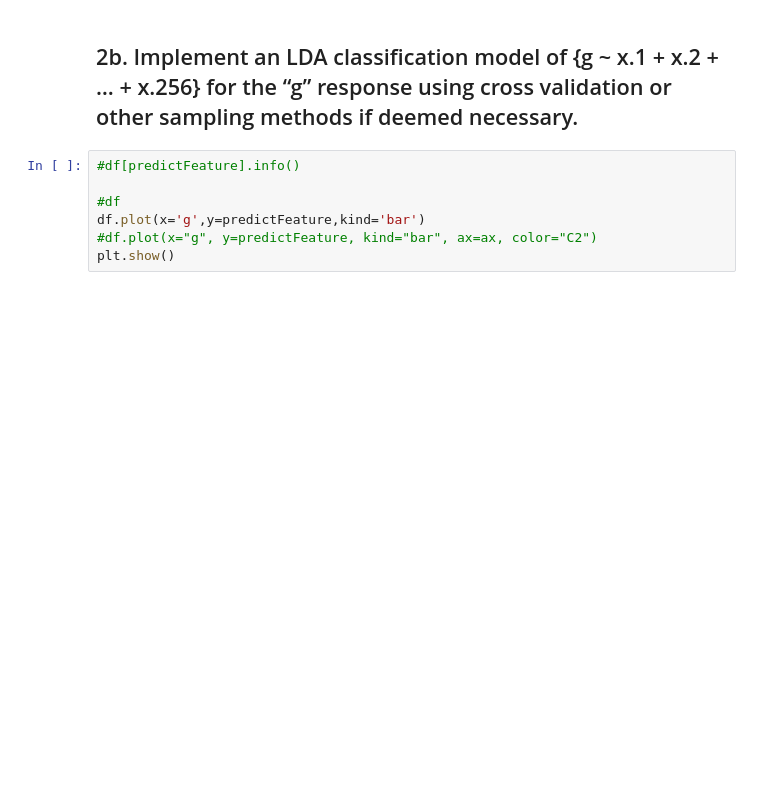
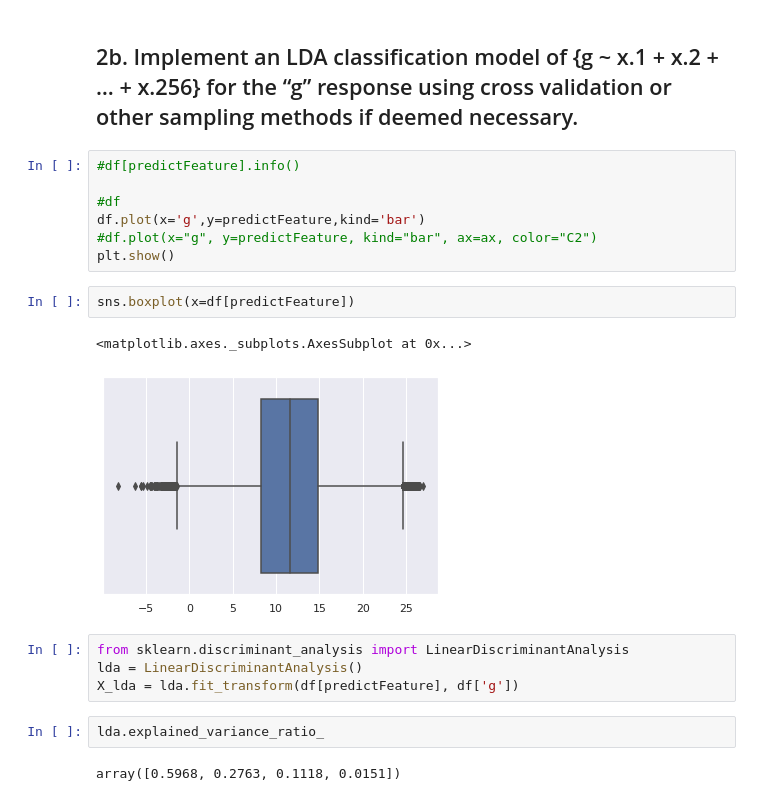
Before and after one commit to swordwielder/python3, a Jupyter notebook: CommFSB/savingbank.ipynb, the cells around one changed output. Drawn from its saved outputs; the diff is of its cells as text; blank space fills up the shorter version.

```diff
--- a/CommFSB/savingbank.ipynb
+++ b/CommFSB/savingbank.ipynb
@@ -134,3 +134,16 @@ plt.show()
 df.plot(x='g',y=predictFeature,kind='bar')
 #df.plot(x="g", y=predictFeature, kind="bar", ax=ax, color="C2")
 plt.show()
+# %%
+sns.boxplot(x=df[predictFeature])
+# %% [output]
+<matplotlib.axes._subplots.AxesSubplot at 0x...>
+[figure, added]
+# %%
+from sklearn.discriminant_analysis import LinearDiscriminantAnalysis
+lda = LinearDiscriminantAnalysis()
+X_lda = lda.fit_transform(df[predictFeature], df['g'])
+# %%
+lda.explained_variance_ratio_
+# %% [output]
+array([0.5968, 0.2763, 0.1118, 0.0151])
```
Also changed, not shown: parts of 4 cells of this notebook, 1 other file.
